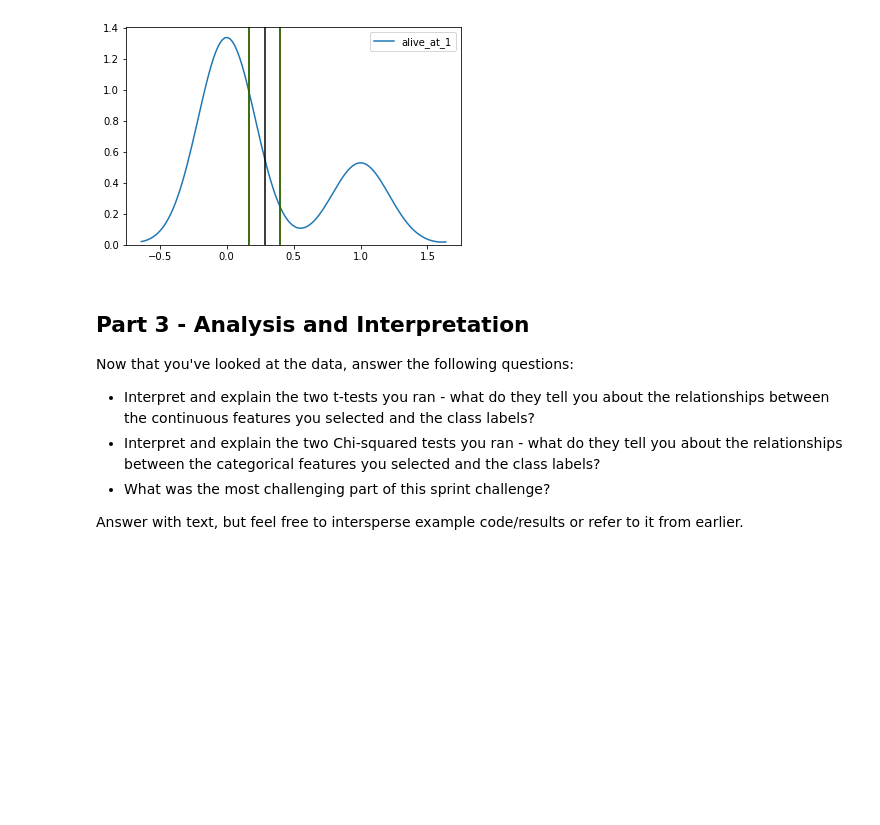
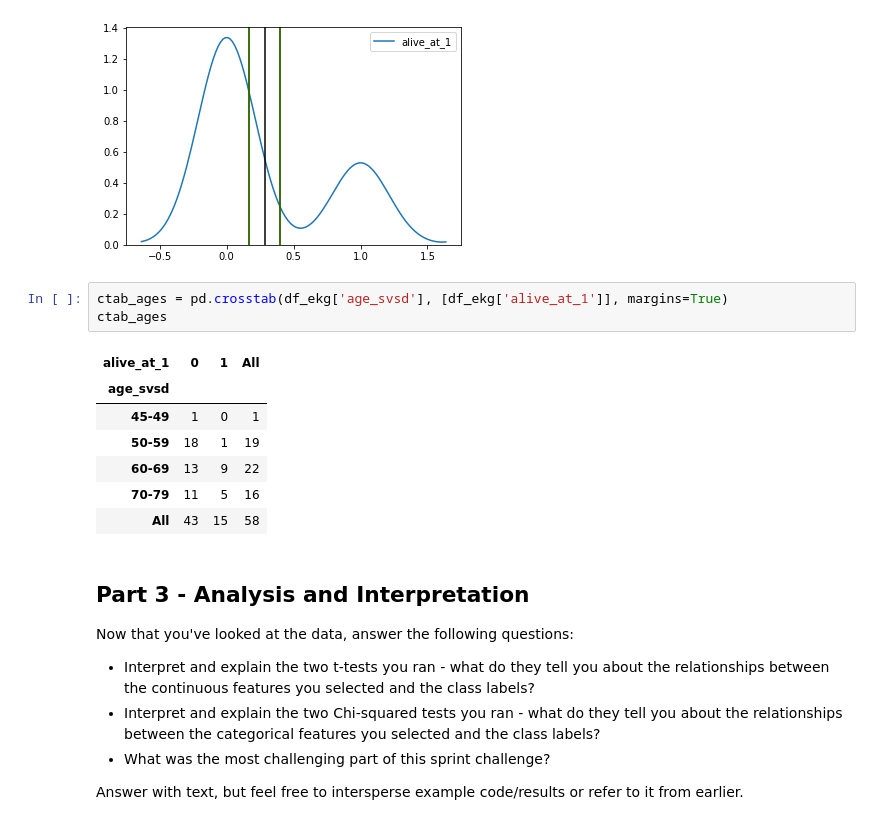
Before and after one commit to jadisiii/DS-Unit-1-Sprint-2-Statistics, a Jupyter notebook: Ray_Arbizu_DS_Unit_1_Sprint_Challenge_2_Statistics.ipynb, the cells around one changed output. Cells and saved outputs as stored; diff of their text form; blank space fills up the shorter version.

```diff
--- a/Ray_Arbizu_DS_Unit_1_Sprint_Challenge_2_Statistics.ipynb
+++ b/Ray_Arbizu_DS_Unit_1_Sprint_Challenge_2_Statistics.ipynb
@@ -288,6 +288,17 @@ plt.axvline(x=conf_bayes[1], color='green')
 plt.axvline(x=np.mean(df_ekg['alive_at_1']), color='k');
 # %% [output]
 [figure]
+# %%
+ctab_ages = pd.crosstab(df_ekg['age_svsd'], [df_ekg['alive_at_1']], margins=True)
+ctab_ages
+# %% [output]
+| alive_at_1 | 0 | 1 | All |
+| age_svsd |  |  |  |
+| 45-49 | 1 | 0 | 1 |
+| 50-59 | 18 | 1 | 19 |
+| 60-69 | 13 | 9 | 22 |
+| 70-79 | 11 | 5 | 16 |
+| All | 43 | 15 | 58 |
 # %% [markdown]
 ## Part 3 - Analysis and Interpretation
 
```
